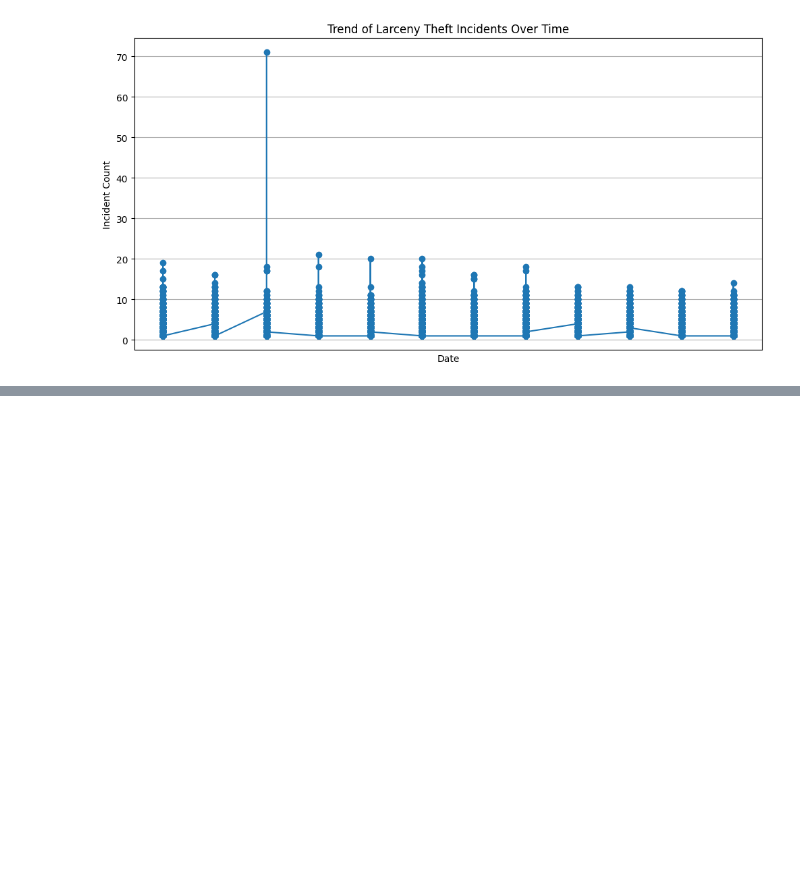
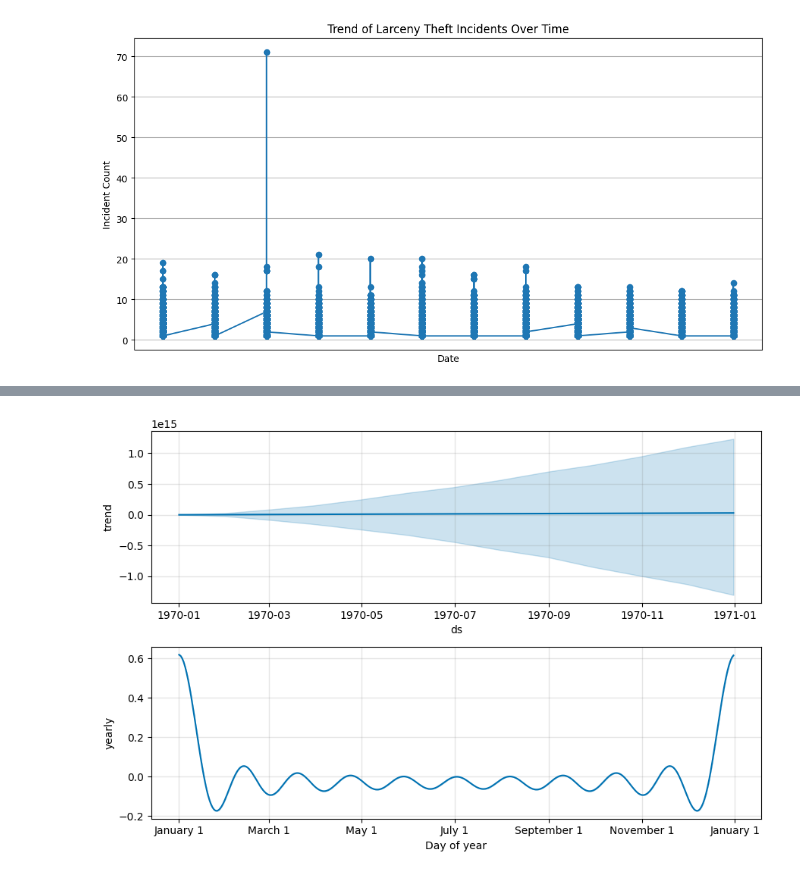
Before and after one commit to TRANDY-116/Police-Incident-Data-Pipeline, a Jupyter notebook: Analysis/Police analysis.ipynb, the cells around one changed output, grey strips where cells are left out. Saved outputs shown, nothing was run; the diff lists cells and outputs as text; code cells hidden in the pictures; blank space fills up the shorter version.

Commit message:
created new models to suit the research to 2023 only

```diff
--- a/Analysis/Police analysis.ipynb
+++ b/Analysis/Police analysis.ipynb
@@ -134,0 +150,6 @@ plt.show()
+# %%
+# Plot components to see trend, yearly seasonality, etc.
+model.plot_components(forecast)
+plt.show()
+# %% [output]
+[figure, added]
```
Also changed, not shown: parts of 5 cells of this notebook, 2 other files.
